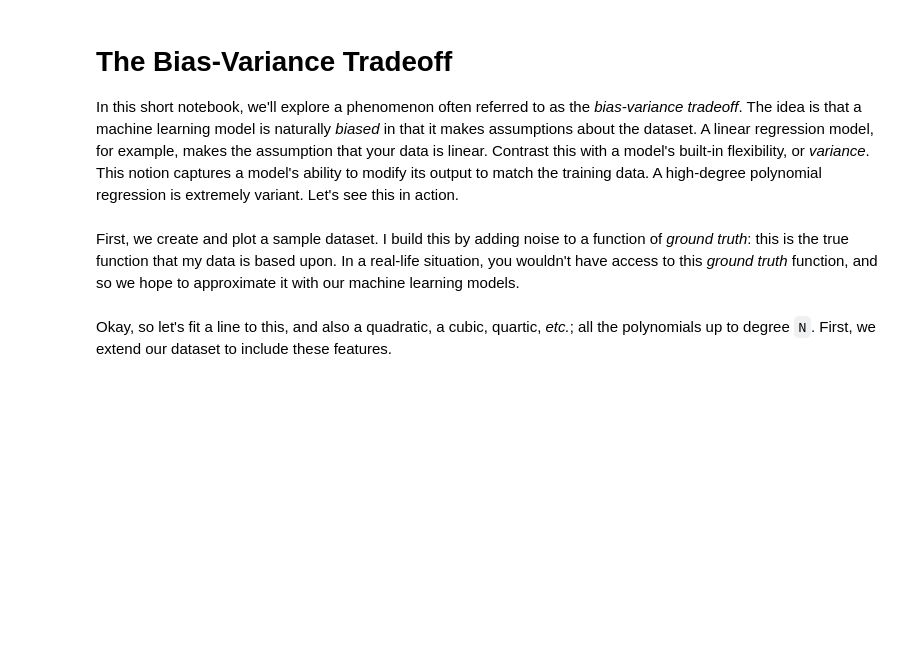
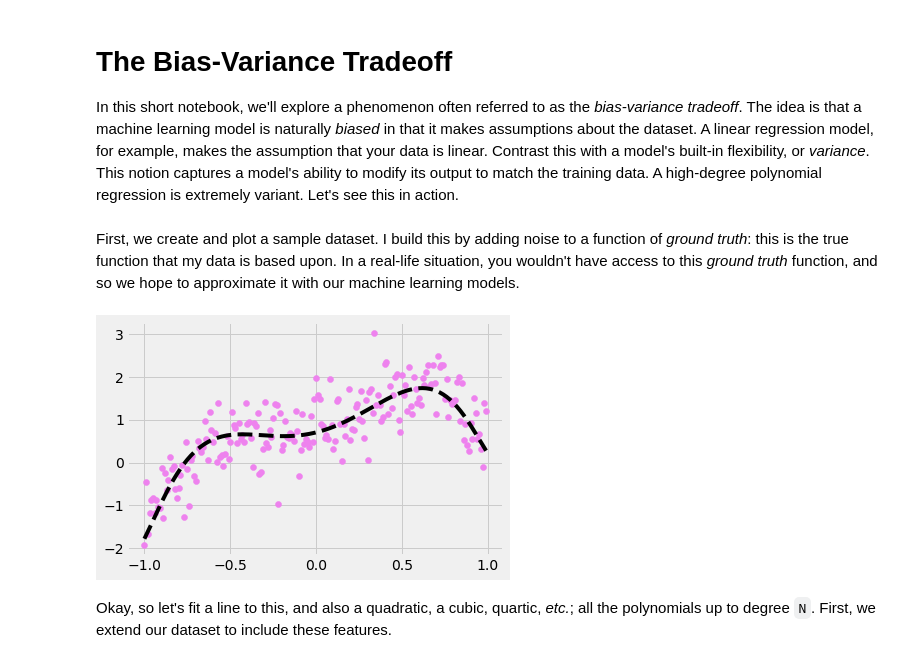
Before and after one commit to nzufelt/jupyter_notebooks_ML_2018, a Jupyter notebook: lessons/bias-variance_tradeoff.ipynb, the cells around one changed output. Drawn from its saved outputs; the diff is of its cells as text; code cells hidden in the pictures; blank space fills up the shorter version.

```diff
--- a/lessons/bias-variance_tradeoff.ipynb
+++ b/lessons/bias-variance_tradeoff.ipynb
@@ -21,14 +21,16 @@ First, we create and plot a sample dataset.  I build this by adding noise to a f
 # %%
 x = np.arange(-1,1,.01)
 
 true_model = lambda x:  3*x**2 + 5 * np.vectorize(math.sin)(x**(4) + 3) +x
 y_true = true_model(x)
 
 y = y_true + (NOISE * np.random.randn(y_true.size))
 
-plt.scatter(x,y)
+plt.scatter(x,y, color="violet")
 plt.plot(x, y_true, 'k--')
 plt.show()
+# %% [output]
+[figure, added]
 # %% [markdown]
 Okay, so let's fit a line to this, and also a quadratic, a cubic, quartic, _etc._; all the polynomials up to degree `N`.  First, we extend our dataset to include these features.
 # %%
```
Also changed, not shown: parts of 6 cells of this notebook, 15 other files.
